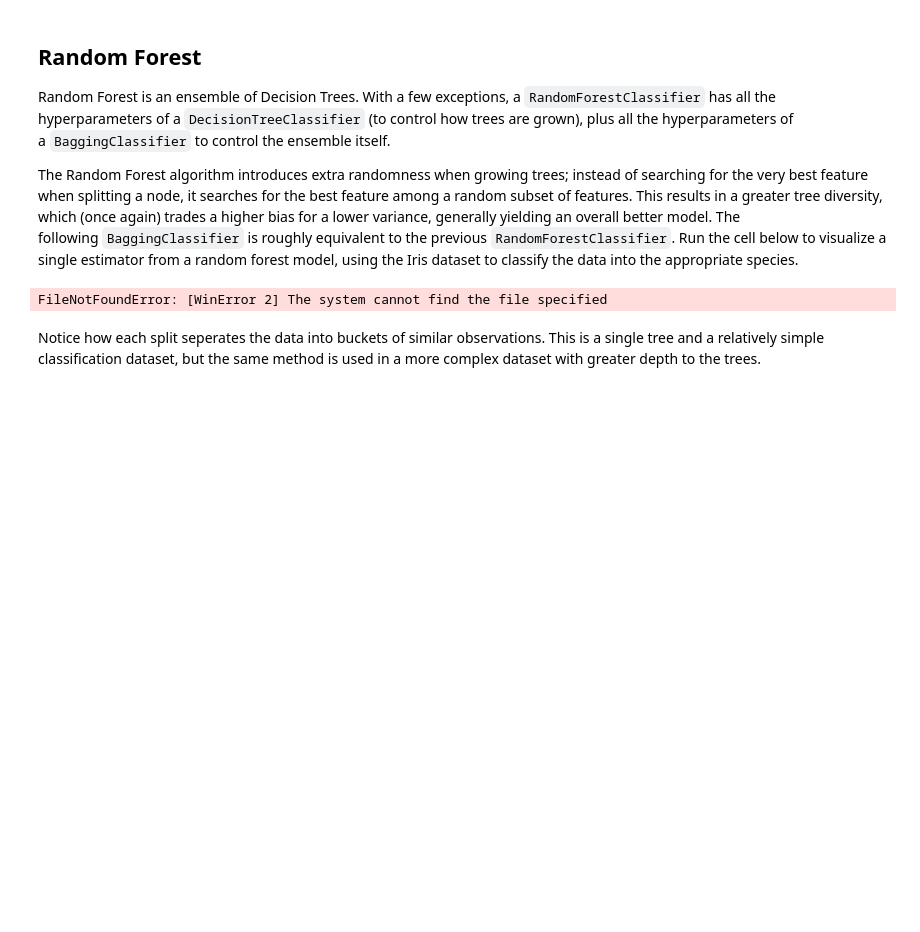
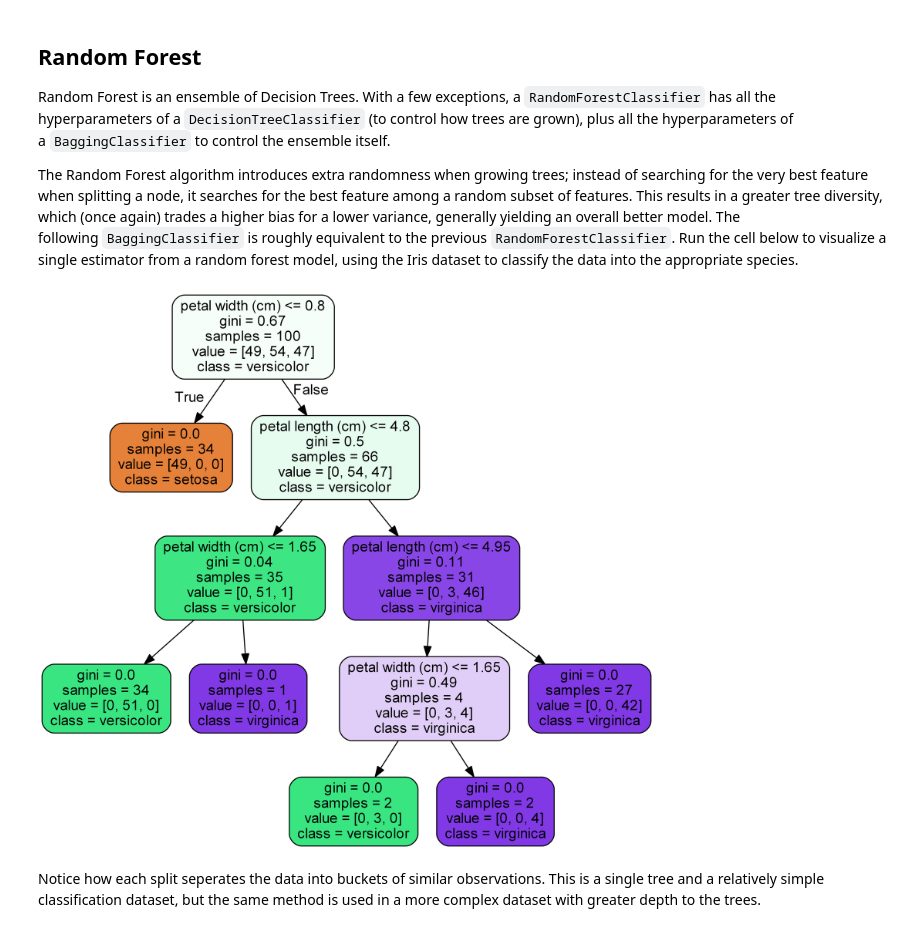
Before and after one commit to izinex/Springboard-Data-Science, a Jupyter notebook: RandomForest_Covid_Case_Study/RandomForest Covid Case Study_06302020/RandomForest_casestudy_covid19.ipynb, the cells around one changed output. Saved outputs shown, nothing was run; the diff lists cells and outputs as text; code cells hidden in the pictures; blank space fills up the shorter version.

```diff
--- a/RandomForest_Covid_Case_Study/RandomForest Covid Case Study_06302020/RandomForest_casestudy_covid19.ipynb
+++ b/RandomForest_Covid_Case_Study/RandomForest Covid Case Study_06302020/RandomForest_casestudy_covid19.ipynb
@@ -7,33 +7,36 @@ The Random Forest algorithm introduces extra randomness when growing trees; inst
 # %%
 from sklearn.datasets import load_iris
 iris = load_iris()
 
 # Model (can also use single decision tree)
 from sklearn.ensemble import RandomForestClassifier
 model = RandomForestClassifier(n_estimators=10)
 
 # Train
 model.fit(iris.data, iris.target)
 # Extract single tree
 estimator = model.estimators_[5]
 
 from sklearn.tree import export_graphviz
 # Export as dot file
 export_graphviz(estimator, out_file='tree.dot',
                 feature_names = iris.feature_names,
                 class_names = iris.target_names,
                 rounded = True, proportion = False,
                 precision = 2, filled = True)
 
 # Convert to png using system command (requires Graphviz)
 from subprocess import call
-call(['dot', '-Tpng', 'tree.dot', '-o', 'tree.png', '-Gdpi=600'])
+# Replace this line
+# call(['dot', '-Tpng', 'tree.dot', '-o', 'tree.png', '-Gdpi=600'])
+# With this which does the same thing, more or less.
+!dot -Tpng tree.dot -o tree.png -Gdpi=600
 
 # Display in jupyter notebook
 from IPython.display import Image
-Image(filename = '..\tree.dot')
+Image(filename = 'tree.png')
 # %% [output]
-FileNotFoundError: [WinError 2] The system cannot find the file specified
+[figure, added]
 # %% [markdown]
 Notice how each split seperates the data into buckets of similar observations. This is a single tree and a relatively simple classification dataset, but the same method is used in a more complex dataset with greater depth to the trees.
 # %% [markdown]
```
Also changed, not shown: parts of 25 cells of this notebook, 2 other files.
